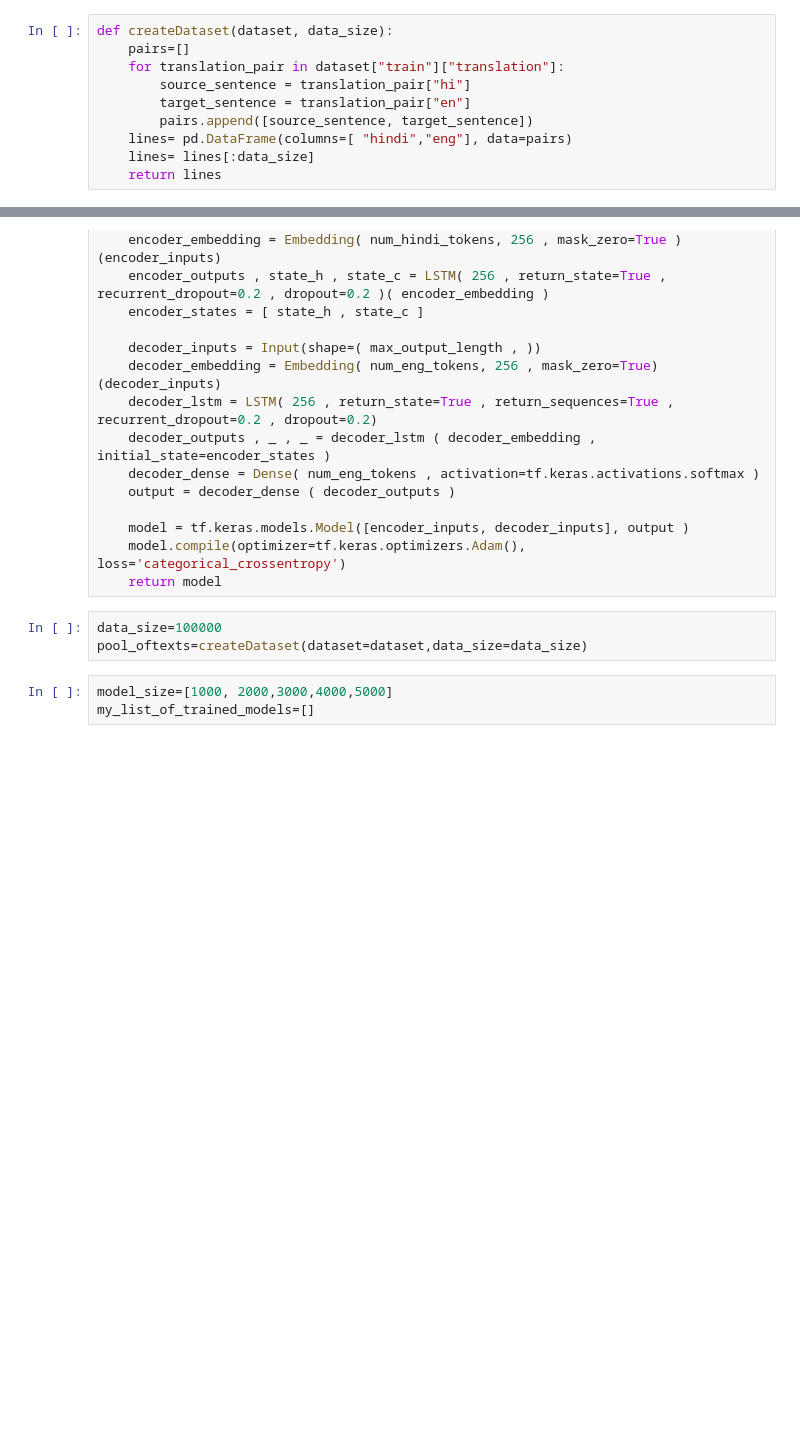
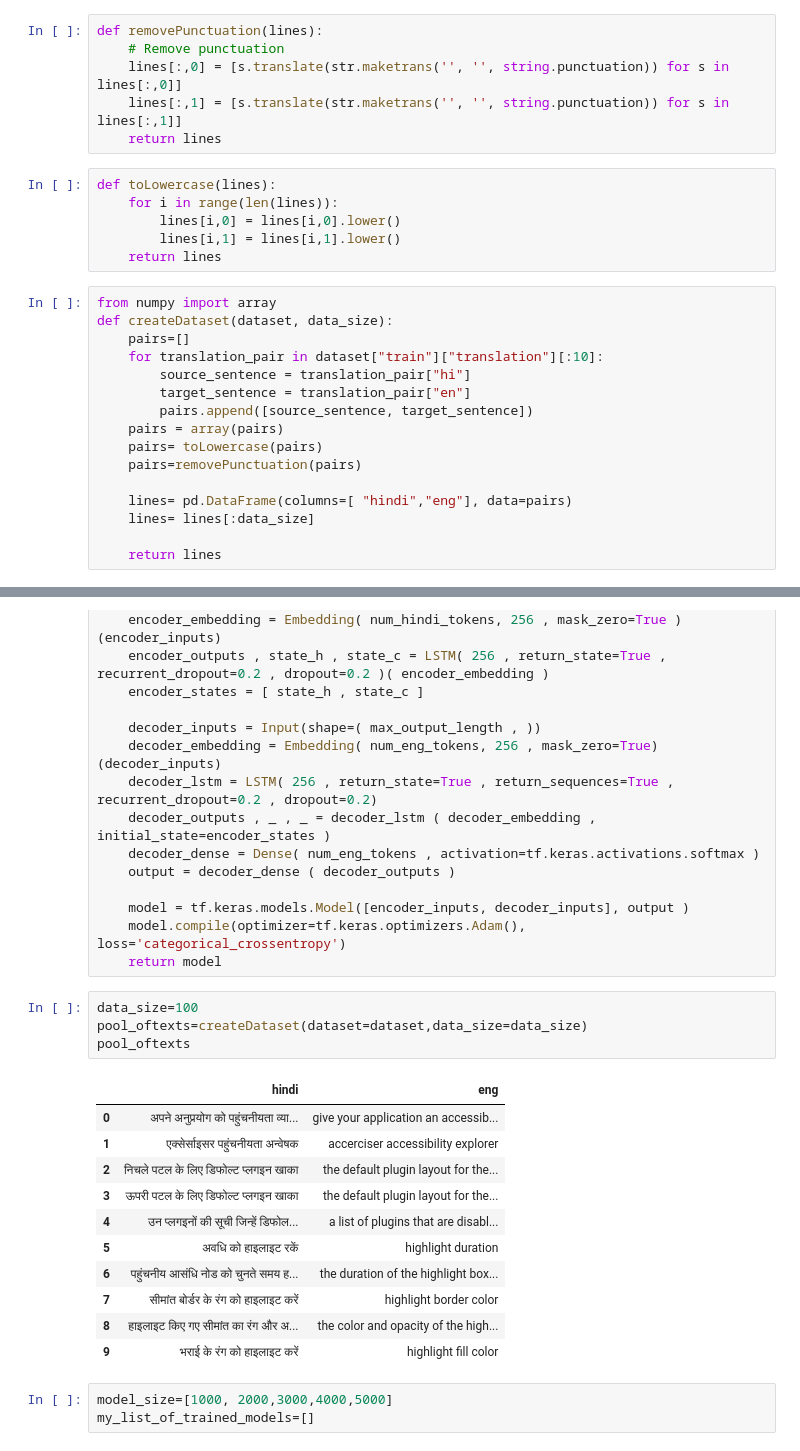
Before and after one commit to ASIF-Mahmud1/machine-translation, a Jupyter notebook: tutorial/assignment.ipynb, the cells around one changed output, grey strips where cells are left out. Saved outputs shown, nothing was run; the diff lists cells and outputs as text; blank space fills up the shorter version.

Commit message:
[add] remove punctuation and convert to lowercase

```diff
--- a/tutorial/assignment.ipynb
+++ b/tutorial/assignment.ipynb
@@ -30,12 +33,30 @@ dataset = load_dataset("cfilt/iitb-english-hindi")
+# %%
+def removePunctuation(lines):
+    # Remove punctuation
+    lines[:,0] = [s.translate(str.maketrans('', '', string.punctuation)) for s in lines[:,0]]
+    lines[:,1] = [s.translate(str.maketrans('', '', string.punctuation)) for s in lines[:,1]]
+    return lines
+# %%
+def toLowercase(lines):
+    for i in range(len(lines)):
+        lines[i,0] = lines[i,0].lower()
+        lines[i,1] = lines[i,1].lower()
+    return lines
 # %%
+from numpy import array
 def createDataset(dataset, data_size):
     pairs=[]
-    for translation_pair in dataset["train"]["translation"]:
+    for translation_pair in dataset["train"]["translation"][:10]:
         source_sentence = translation_pair["hi"]
         target_sentence = translation_pair["en"]
         pairs.append([source_sentence, target_sentence])
+    pairs = array(pairs)
+    pairs= toLowercase(pairs)
+    pairs=removePunctuation(pairs)
+
     lines= pd.DataFrame(columns=[ "hindi","eng"], data=pairs)
     lines= lines[:data_size]
+
     return lines
 # %% [markdown]
 ### 3) Preparing input data for the Encoder ( `encoder_input_data` )
@@ -123,8 +144,21 @@ def createEncoderDecoderModel(max_input_length, max_output_length, num_hindi_tok
     model.compile(optimizer=tf.keras.optimizers.Adam(), loss='categorical_crossentropy')
     return model
 # %%
-data_size=100000
+data_size=100
 pool_oftexts=createDataset(dataset=dataset,data_size=data_size)
+pool_oftexts
+# %% [output]
+|  | hindi | eng |
+| 0 | अपने अनुप्रयोग को पहुंचनीयता व्या... | give your application an accessib... |
+| 1 | एक्सेर्साइसर पहुंचनीयता अन्वेषक | accerciser accessibility explorer |
+| 2 | निचले पटल के लिए डिफोल्ट प्लगइन खाका | the default plugin layout for the... |
+| 3 | ऊपरी पटल के लिए डिफोल्ट प्लगइन खाका | the default plugin layout for the... |
+| 4 | उन प्लगइनों की सूची जिन्हें डिफोल... | a list of plugins that are disabl... |
+| 5 | अवधि को हाइलाइट रकें | highlight duration |
+| 6 | पहुंचनीय आसंधि नोड को चुनते समय ह... | the duration of the highlight box... |
+| 7 | सीमांत बोर्डर के रंग को हाइलाइट करें | highlight border color |
+| 8 | हाइलाइट किए गए सीमांत का रंग और अ... | the color and opacity of the high... |
+| 9 | भराई के रंग को हाइलाइट करें | highlight fill color |
 # %%
 model_size=[1000, 2000,3000,4000,5000]
 my_list_of_trained_models=[]
```
Also changed, not shown: parts of 5 cells of this notebook.
